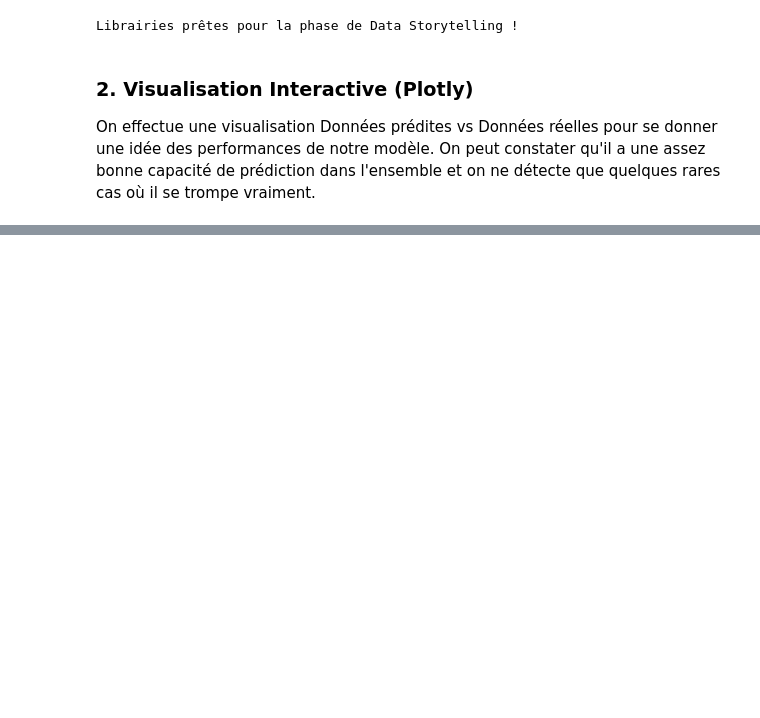
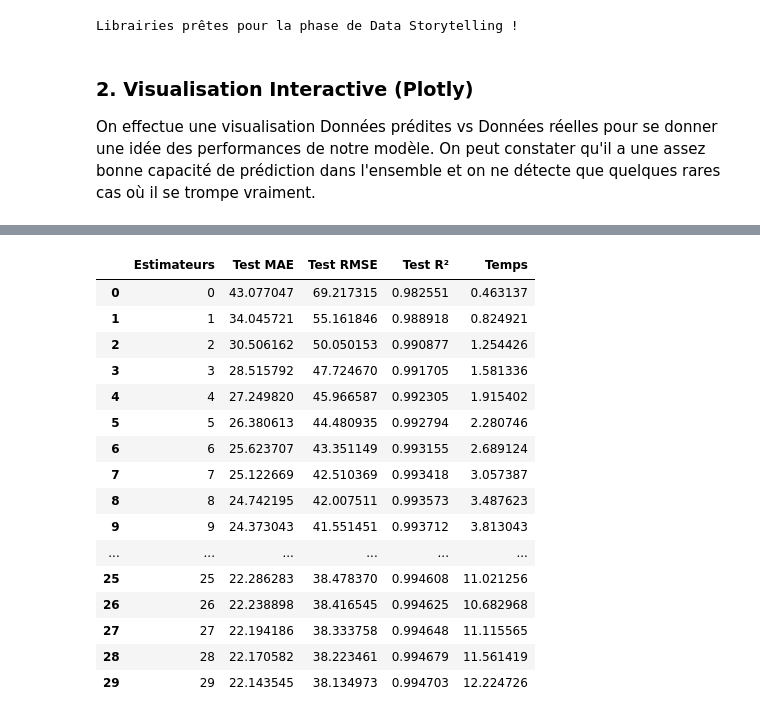
Before and after one commit to RAYWINN43/datascience-projet, a Jupyter notebook: notebooks/07_communication.ipynb, the cells around one changed output, grey strips where cells are left out. Saved outputs shown, nothing was run; the diff lists cells and outputs as text; code cells hidden in the pictures; blank space fills up the shorter version.

```diff
--- a/notebooks/07_communication.ipynb
+++ b/notebooks/07_communication.ipynb
@@ -89,0 +95,34 @@ fig.show()
+# %%
+import time
+
+performances = pd.DataFrame(columns=["Estimateurs","Test MAE","Test RMSE","Test R²","Temps"])
+for i in range(30) :
+    start_time = time.time()
+    model = model = RandomForestRegressor(n_estimators=i+1, random_state=42)
+    model.fit(X_train, y_train)
+    y_pred = model.predict(X_test)
+    mae = mean_absolute_error(y_test, y_pred)
+    rmse = np.sqrt(mean_squared_error(y_test, y_pred))
+    r2 = r2_score(y_test, y_pred)
+    end_time = time.time()
+    performances.loc[i] = {"Estimateurs":i,"Test MAE":mae,"Test RMSE":rmse,"Test R²":r2,"Temps":end_time-start_time}
+# %%
+performances
+# %% [output]
+|  | Estimateurs | Test MAE | Test RMSE | Test R² | Temps |
+| 0 | 0 | 43.077047 | 69.217315 | 0.982551 | 0.463137 |
+| 1 | 1 | 34.045721 | 55.161846 | 0.988918 | 0.824921 |
+| 2 | 2 | 30.506162 | 50.050153 | 0.990877 | 1.254426 |
+| 3 | 3 | 28.515792 | 47.724670 | 0.991705 | 1.581336 |
+| 4 | 4 | 27.249820 | 45.966587 | 0.992305 | 1.915402 |
+| 5 | 5 | 26.380613 | 44.480935 | 0.992794 | 2.280746 |
+| 6 | 6 | 25.623707 | 43.351149 | 0.993155 | 2.689124 |
+| 7 | 7 | 25.122669 | 42.510369 | 0.993418 | 3.057387 |
+| 8 | 8 | 24.742195 | 42.007511 | 0.993573 | 3.487623 |
+| 9 | 9 | 24.373043 | 41.551451 | 0.993712 | 3.813043 |
+| ... | ... | ... | ... | ... | ... |
+| 25 | 25 | 22.286283 | 38.478370 | 0.994608 | 11.021256 |
+| 26 | 26 | 22.238898 | 38.416545 | 0.994625 | 10.682968 |
+| 27 | 27 | 22.194186 | 38.333758 | 0.994648 | 11.115565 |
+| 28 | 28 | 22.170582 | 38.223461 | 0.994679 | 11.561419 |
+| 29 | 29 | 22.143545 | 38.134973 | 0.994703 | 12.224726 |
```
Also changed, not shown: parts of 4 cells of this notebook.
